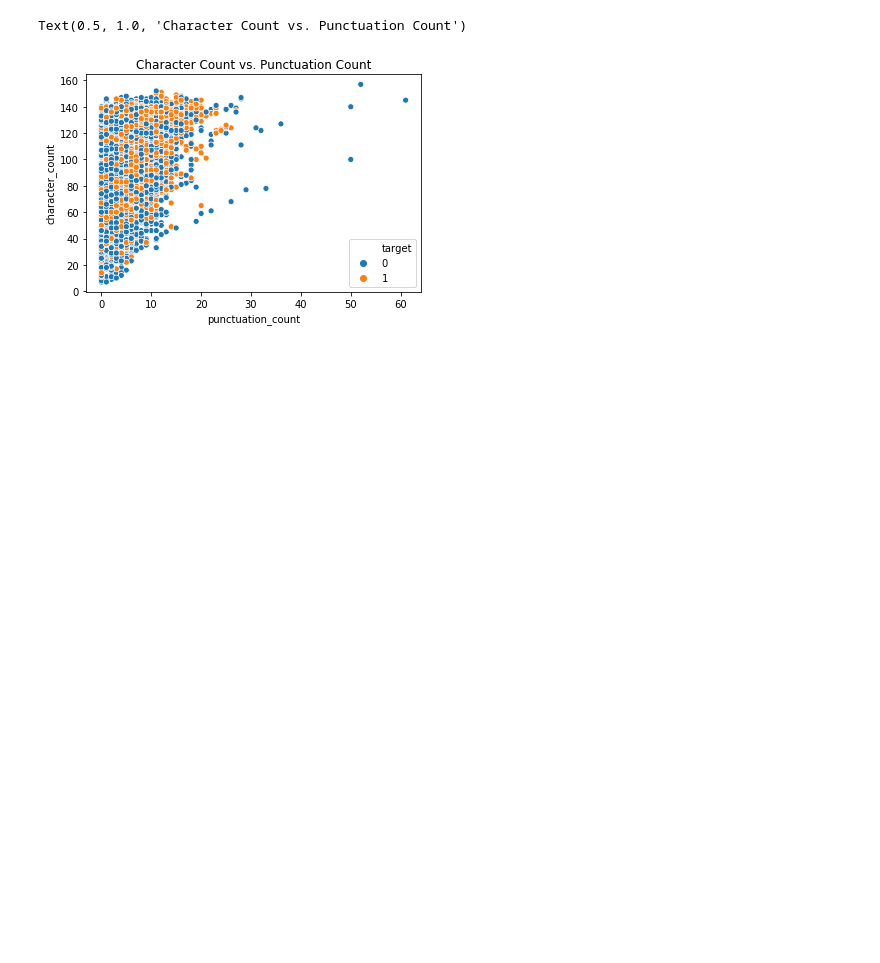
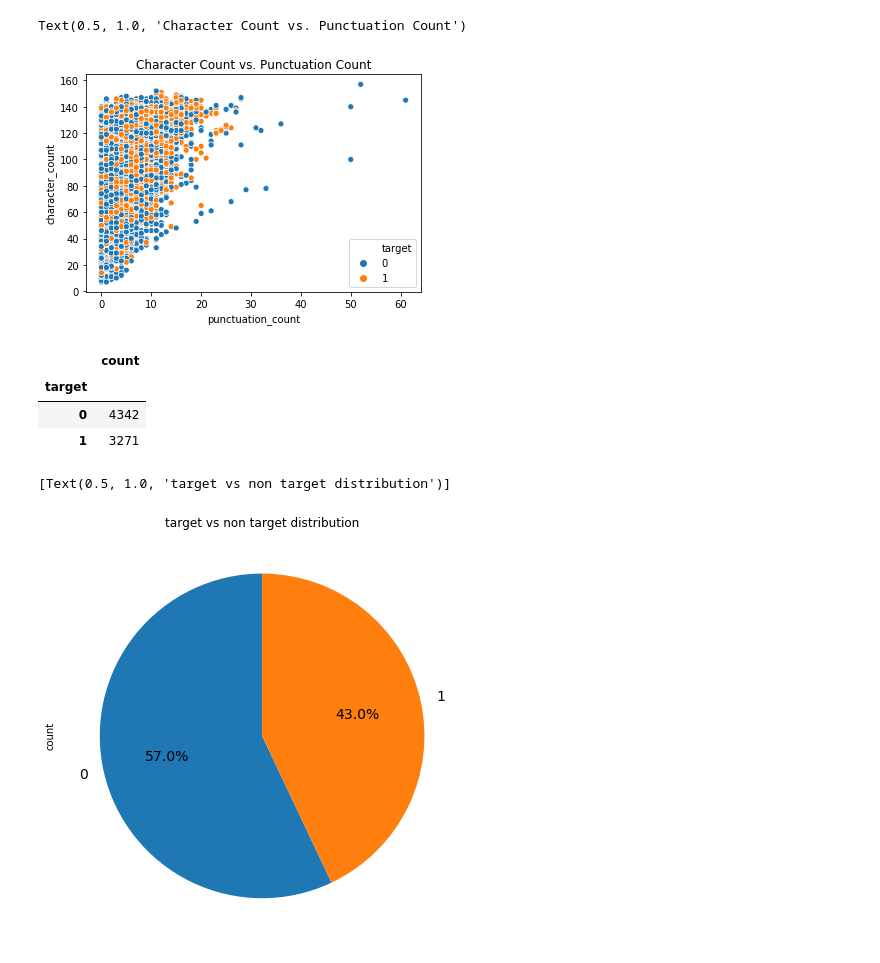
Before and after one commit to AlurrAldrey/OrgaDatosTP, a Jupyter notebook: tp1/CharCount_MeanWordLen_PunctCount.ipynb, the cells around one changed output. Saved outputs shown, nothing was run; the diff lists cells and outputs as text; code cells hidden in the pictures; blank space fills up the shorter version.

Commit message:
proundización del análisis
análisis de los datos a partir de ciertos valores de CharCount, MeanWordLen y PunctCount

```diff
--- a/tp1/CharCount_MeanWordLen_PunctCount.ipynb
+++ b/tp1/CharCount_MeanWordLen_PunctCount.ipynb
@@ -109,0 +109,19 @@ Text(0.5, 1.0, 'Character Count vs. Punctuation Count')
+# %%
+grouped=train.groupby(['target']).agg(['count'])
+grouped = grouped[('id','count')].to_frame()
+grouped.columns=['count']
+grouped.head()
+# %% [output]
+|  | count |
+| target |  |
+| 0 | 4342 |
+| 1 | 3271 |
+# %%
+plt.figure(figsize=(16,8))
+
+ax1 = plt.subplot(121, aspect='equal')
+g = grouped.plot(kind='pie', y = 'count', ax = ax1, autopct='%1.1f%%', startangle=90, shadow=False, legend=False, fontsize=14)
+ax1.set(title = 'target vs non target distribution')
+# %% [output]
+[Text(0.5, 1.0, 'target vs non target distribution')]
+[figure, added]
```
Also changed, not shown: parts of 15 cells of this notebook.
